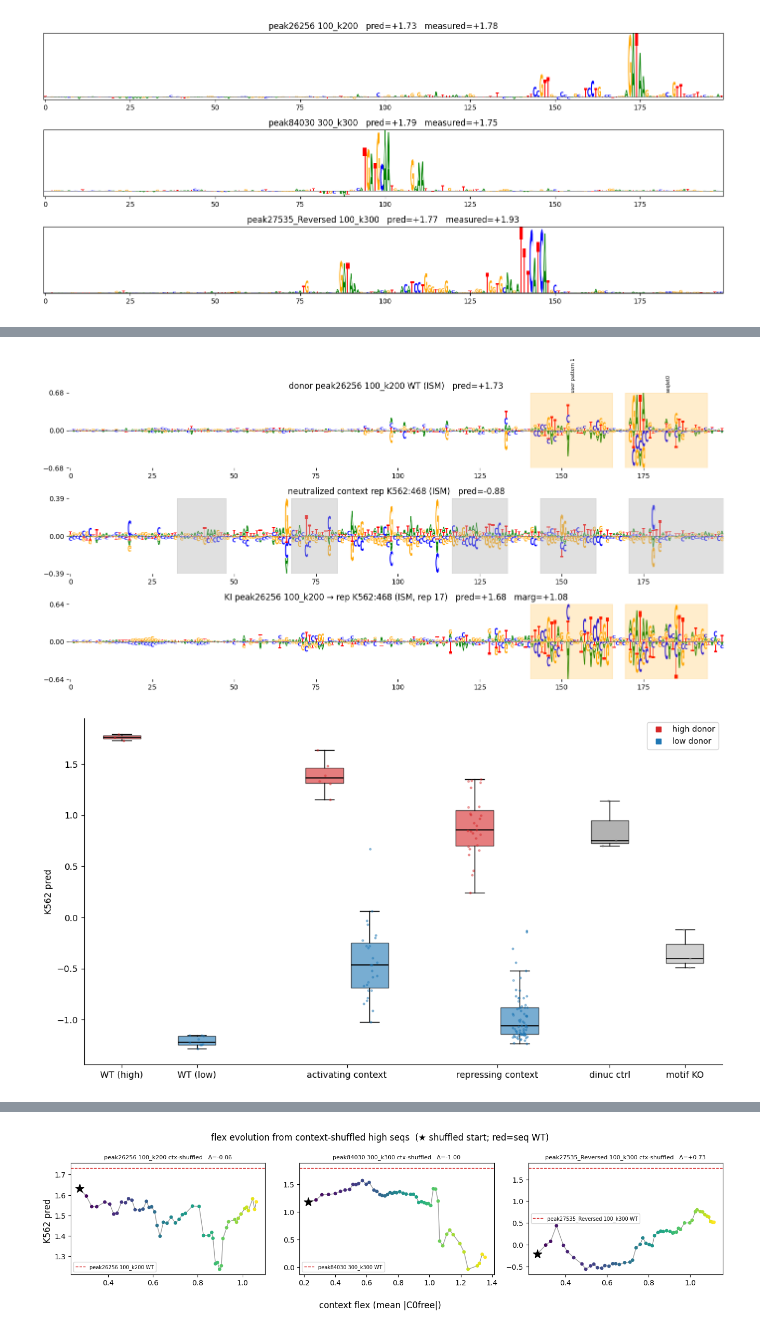
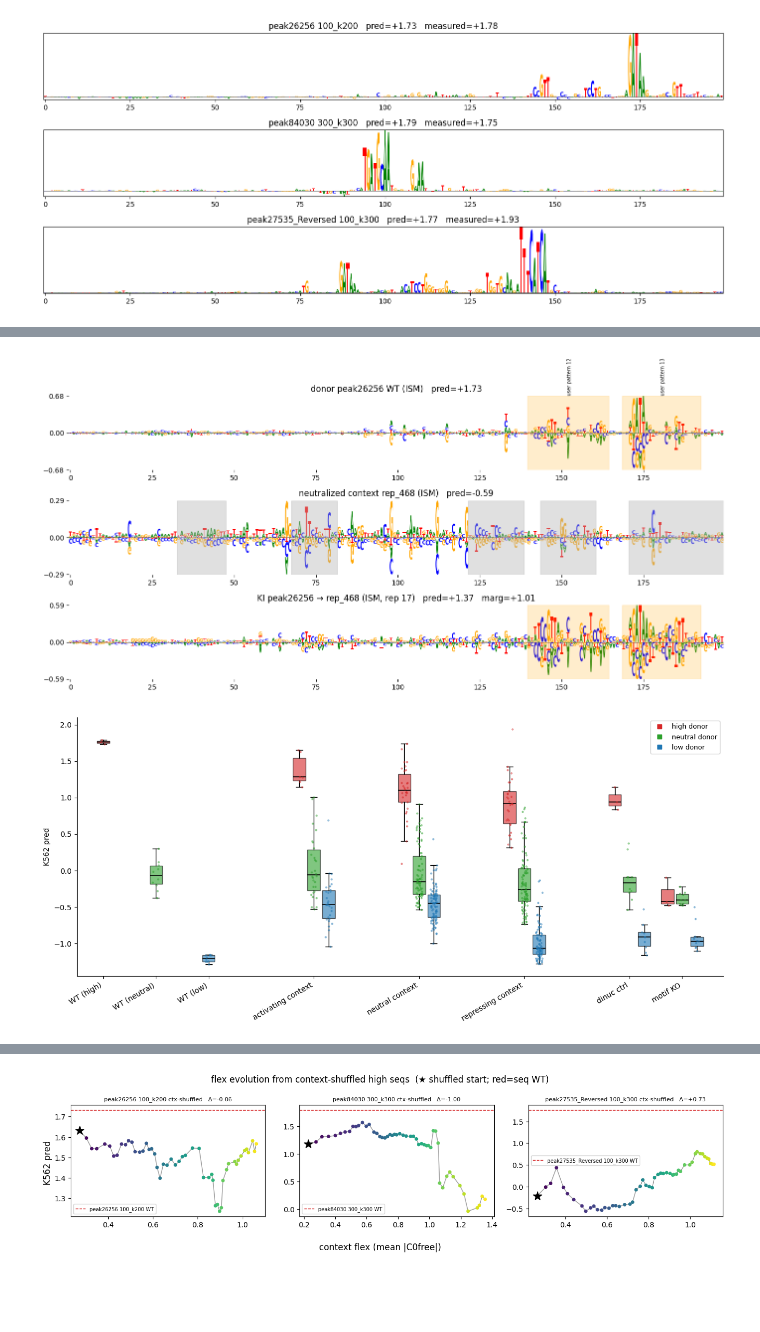
Before and after one commit to pabmantilla/SEAM_validate, a Jupyter notebook: mcs_k562/scripts/swap_experiment.ipynb, the cells around one changed output, grey strips where cells are left out. Cells and saved outputs as stored; diff of their text form; code cells hidden in the pictures; blank space fills up the shorter version.

Commit message:
added neutral seqs annotated

```diff
--- a/mcs_k562/scripts/swap_experiment.ipynb
+++ b/mcs_k562/scripts/swap_experiment.ipynb
@@ -37,10 +39,12 @@ plt.tight_layout()
 # %% [output]
 [figure]
 # %%
-# load manual annotations from situate and show logo annotations
-ann = pd.read_csv(SIT / "annotations/mcs_k562/edits.csv")
-motifs = {i: list(zip(g.start, g.end, g.motif_name))             # annotated motifs, var-region coords [0,200)
-          for i, g in ann[ann.sequence_name < 3].groupby("sequence_name")}
+# load manual annotations from situate (single_seq SEAM keys, live) and show logo annotations
+sit = pd.read_csv("/grid/koo/home/pmantill/projects/situate/edits.csv")
+motifs = {}                                                      # annotated motifs, var-region coords [0,200)
+for i, peak in peaks.items():
+    g = sit[sit.sequence_name == f"SEAM:K562:{peak}:foreground_scaled"]
+    motifs[i] = list(zip(g.start.astype(int), g.end.astype(int), g.motif_name))
 
 fig, axes = plt.subplots(3, 1, figsize=(14, 6))
 for ax, i in zip(axes, range(3)):
@@ -175,12 +220,12 @@ fig.subplots_adjust(right=0.80)
 # %%
 # inspect one knock-in: donor WT (top), neutralized context (mid), KI (bottom).
 # all three are saturation-ISM logos (mean-centered across channels = hypothetical), so all obey PROJECT.
-# set `sel` 0/1/2 to step donors; context fixed to rep K562:468, only the KI rep is random each run.
+# set `sel` 0/1/2 to step donors; context fixed to rep_468, only the KI rep is random each run.
 sel = 0
 PROJECT = False   # False: full 4-channel saturation ISM (hypothetical). True: project onto the actual base.
 
 d = high[sel]
-t = all_names.index("rep K562:468")                      # fixed context
+t = all_names.index("rep_468")                           # fixed context
 rng = np.random.default_rng()
 r = int(rng.integers(N))                                 # which of the N reps
 
@@ -198,9 +243,9 @@ ctx_seq = context(t)[r]                                  # (4,230) neutralized a
 ki_seq  = inject(d, context(t))[r]                       # (4,230) donor syntax knocked into that context
 p_ctx, p_ki = float(score(ctx_seq.unsqueeze(0))[0]), float(score(ki_seq.unsqueeze(0))[0])
 marg = float(swap[d][t].mean())                          # KI pred marginalized over the N reps
-panels = [(ism(don_seq), f"donor {names[d]} WT (ISM)   pred={wt_all[d]:+.2f}"),
+panels = [(ism(don_seq), f"donor {all_names[d]} WT (ISM)   pred={wt_all[d]:+.2f}"),
           (ism(ctx_seq), f"neutralized context {all_names[t]} (ISM)   pred={p_ctx:+.2f}"),
-          (ism(ki_seq),  f"KI {names[d]} → {all_names[t]} (ISM, rep {r})   pred={p_ki:+.2f}   marg={marg:+.2f}")]
+          (ism(ki_seq),  f"KI {all_names[d]} → {all_names[t]} (ISM, rep {r})   pred={p_ki:+.2f}   marg={marg:+.2f}")]
 
 fig, axes = plt.subplots(3, 1, figsize=(14, 7))
 for ax, (mat, ttl) in zip(axes, panels):                # each panel autoscaled on its own y-range
@@ -217,46 +262,49 @@ for s, e in mot[t]:                                      # target's own (neutral
     axes[1].axvspan(s - ADAPTER - 0.5, e - ADAPTER - 0.5, color="0.7", alpha=0.4)
 plt.tight_layout()
 # %% [output]
-[figure, old version]
+[figure, new version]
 # %%
-# classic pooled view. color = DONOR class (high=red, low=blue). each context holds two boxes:
-# high-donor knock-in vs low-donor knock-in. each point = mean over the 20 reps for one (donor,target) pair.
-act_hd = np.array([swap[d][t].mean() for d in high for t in high if t != d])                  # high donor -> activating ctx
-rep_hd = np.array([swap[d][t].mean() for d in high for t in low])                             # high donor -> repressing ctx
-act_ld = np.array([score(inject(d, context(t))).mean() for d in low for t in high])           # low donor  -> activating ctx
-rep_ld = np.array([score(inject(d, context(t))).mean() for d in low for t in low if t != d])  # low donor  -> repressing ctx
-wt_high = np.array([wt_all[i] for i in high])
-wt_low  = np.array([wt_all[i] for i in low])
-dinuc   = np.array([ctrl[d].mean() for d in high])
-motifko = np.array([pre[d].mean()  for d in high])
+# pooled all-by-all: each context class holds three donor boxes (high=red, neutral=green, low=blue).
+# each point = mean over the 20 reps for one (donor, context) pair. order: activating -> neutral -> repressing.
+def cls_pool(donors, ctxs):
+    return np.array([swap[d][t].mean() for d in donors for t in ctxs if d != t])
 
-boxes = [(wt_high, 0, RED), (wt_low, 1, BLUE),       # endogenous WT
-         (act_hd, 2.7, RED), (act_ld, 3.3, BLUE),    # activating context: high vs low donor
-         (rep_hd, 4.7, RED), (rep_ld, 5.3, BLUE),    # repressing context: high vs low donor
-         (dinuc, 6.5, "0.5"), (motifko, 7.5, "0.7")] # controls
-ticks  = [0, 1, 3, 5, 6.5, 7.5]
-labels = ["WT (high)", "WT (low)", "activating context", "repressing context", "dinuc ctrl", "motif KO"]
+CTX = [("activating context", high, 4), ("neutral context", neutral, 6), ("repressing context", low, 8)]
+DON = [(high, RED, -0.28), (neutral, GREEN, 0.0), (low, BLUE, 0.28)]   # donor class -> color, dodge offset
+
+boxes = [(np.array([wt_all[i] for i in high]), 0, RED),          # endogenous WT per class
+         (np.array([wt_all[i] for i in neutral]), 1, GREEN),
+         (np.array([wt_all[i] for i in low]), 2, BLUE)]
+for _, ctxs, cx in CTX:
+    for donors, dc, off in DON:
+        boxes.append((cls_pool(donors, ctxs), cx + off, dc))
+for cx, val in [(10, ctrl), (11, pre)]:                          # controls split by donor class (dinuc ctrl | motif KO)
+    for donors, dc, off in DON:
+        boxes.append((np.array([val[d].mean() for d in donors]), cx + off, dc))
+ticks  = [0, 1, 2] + [cx for _, _, cx in CTX] + [10, 11]
+labels = ["WT (high)", "WT (neutral)", "WT (low)"] + [c for c, _, _ in CTX] + ["dinuc ctrl", "motif KO"]
 
 rng = np.random.default_rng(0)
-fig, ax = plt.subplots(figsize=(11, 6))
-bp = ax.boxplot([b[0] for b in boxes], positions=[b[1] for b in boxes], widths=0.5,
+fig, ax = plt.subplots(figsize=(13, 6))
+bp = ax.boxplot([b[0] for b in boxes], positions=[b[1] for b in boxes], widths=0.24,
                 patch_artist=True, showfliers=False, medianprops=dict(color="black", lw=1.2))
 for patch, b in zip(bp["boxes"], boxes):
     patch.set_facecolor(b[2]); patch.set_alpha(0.6)
 for data, x, c in boxes:
-    ax.scatter(x + rng.uniform(-0.1, 0.1, len(data)), data, s=4, color=c, alpha=0.4, zorder=3)
-ax.set_xticks(ticks); ax.set_xticklabels(labels, rotation=0, ha="center")
-ax.legend(handles=[plt.Line2D([], [], marker="s", color=RED, ls=""), plt.Line2D([], [], marker="s", color=BLUE, ls="")],
-          labels=["high donor", "low donor"], loc="best", fontsize=9)
+    ax.scatter(x + rng.uniform(-0.06, 0.06, len(data)), data, s=4, color=c, alpha=0.4, zorder=3)
+ax.set_xticks(ticks); ax.set_xticklabels(labels, rotation=30, ha="right")
+ax.legend(handles=[plt.Line2D([], [], marker="s", color=RED, ls=""), plt.Line2D([], [], marker="s", color=GREEN, ls=""),
+                   plt.Line2D([], [], marker="s", color=BLUE, ls="")],
+          labels=["high donor", "neutral donor", "low donor"], loc="best", fontsize=9)
 ax.set_ylabel("K562 pred")
 ax.spines[["top", "right"]].set_visible(False)
 plt.tight_layout()
 
 out = Path("/grid/koo/home/pmantill/projects/SEAM_validate/mcs_k562/results")
 out.mkdir(parents=True, exist_ok=True)
 fig.savefig(out / "swap_experiment.png", dpi=200, bbox_inches="tight")
 # %% [output]
-[figure, old version]
+[figure, new version]
 # %%
 # save seqs for the flex (C0free) analysis: WT, motif-shuff (own motifs neutralized = context()),
 # full-shuff (whole insert dinuc-shuffled), ctx-shuff (motifs intact, context dinuc-shuffled = carrier()),
```
Also changed, not shown: parts of 7 cells of this notebook.
